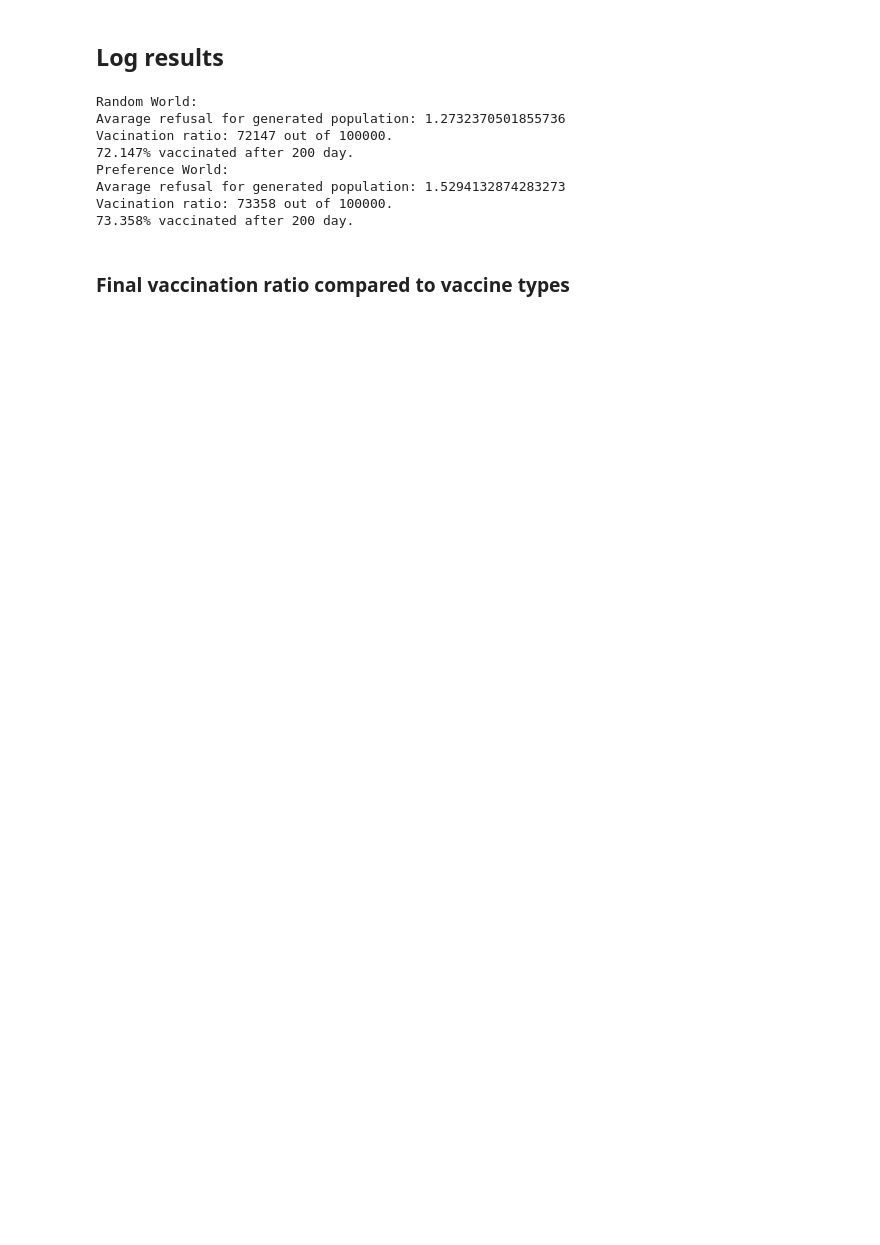
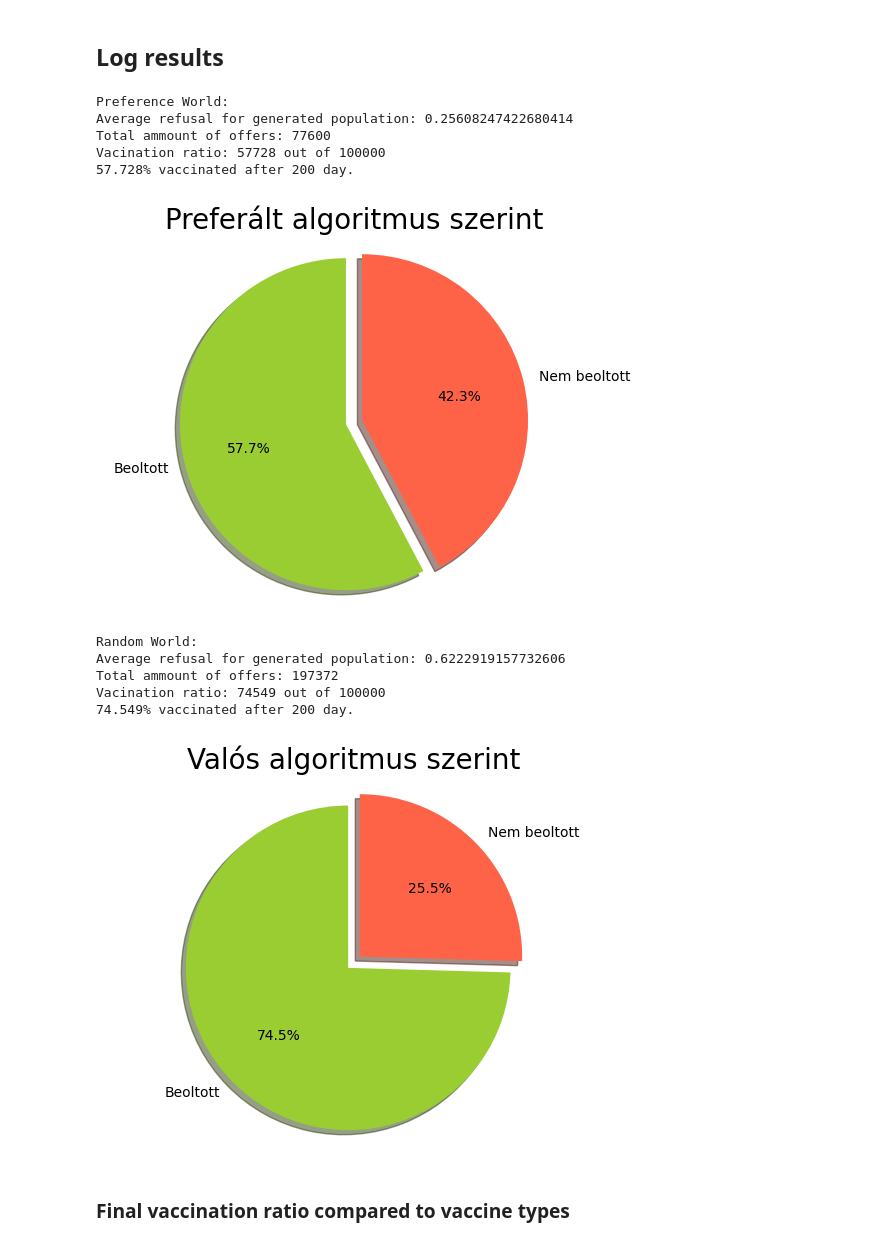
Before and after one commit to papel1/COVIDsim, a Jupyter notebook: Tests.ipynb, the cells around one changed output. Saved outputs shown, nothing was run; the diff lists cells and outputs as text; code cells hidden in the pictures; blank space fills up the shorter version.

```diff
--- a/Tests.ipynb
+++ b/Tests.ipynb
@@ -97,40 +107,53 @@ source\World.py - A
 # %% [markdown]
 ## Log results
 # %%
-import matplotlib.pyplot as plt
-
-# Avarage person refusal log
-def logger(world: World):
+def logger(world: World, title):
     counter = 0
+    full_offer_number = 0
     vaccinated = 0
 
     for p in world.population.people_list:
         counter += p.offered_counter - (1 if p.accepted else 0)
+        full_offer_number += p.offered_counter
         if p.accepted:
-            vaccinated +=1
-    counter /=len([x for x in world.population.people_list if x.offered_counter > 0])
+            vaccinated += 1
 
-    vac_per = vaccinated*100.0/len(world.population.people_list)
-    print(f"Avarage refusal for generated population: {counter}")
-    print(f"Vacination ratio: {vaccinated} out of {len(world.population.people_list)}.")
+    vac_per = vaccinated * 100.0 / len(world.population.people_list)
+    print(f"Average refusal for generated population: {counter / full_offer_number}")
+    print(f"Total ammount of offers: {full_offer_number}")
+    print(f"Vacination ratio: {vaccinated} out of {len(world.population.people_list)}")
     print(f"{vac_per}% vaccinated after {Constants.currentCfg.execution_time} day.")
 
-print("Random World:")
-logger(world)
+    labels = 'Beoltott', 'Nem beoltott'
+    sizes = [vaccinated, len(world.population.people_list) - vaccinated]
+    explode = (0.1, 0)
+    colors = ['yellowgreen', 'tomato']
+
+    fig1, ax1 = plt.subplots()
+    ax1.pie(sizes, explode = explode, labels = labels, colors = colors, autopct = '%1.1f%%',
+            shadow = True, startangle = 90)
+    ax1.axis('equal')
+
+    plt.title(title, fontsize = 20)
+    plt.show()
 
 print("Preference World:")
-logger(world2)
+logger(world, 'Preferált algoritmus szerint')
 
-#TODO: why is the vaccination ratio is so high?
-#TODO: why is the random so similar to the Preference world?
+print("Random World:")
+logger(world2, 'Valós algoritmus szerint')
 # %% [output]
-Random World:
-Avarage refusal for generated population: 1.2732370501855736
-Vacination ratio: 72147 out of 100000.
-72.147% vaccinated after 200 day.
 Preference World:
-Avarage refusal for generated population: 1.5294132874283273
-Vacination ratio: 73358 out of 100000.
-73.358% vaccinated after 200 day.
+Average refusal for generated population: 0.25608247422680414
+Total ammount of offers: 77600
+Vacination ratio: 57728 out of 100000
+57.728% vaccinated after 200 day.
+[figure, added]
+Random World:
+Average refusal for generated population: 0.6222919157732606
+Total ammount of offers: 197372
+Vacination ratio: 74549 out of 100000
+74.549% vaccinated after 200 day.
+[figure, added]
 # %% [markdown]
 ### Final vaccination ratio compared to vaccine types
```
Also changed, not shown: parts of 22 cells of this notebook, 44 other files.
